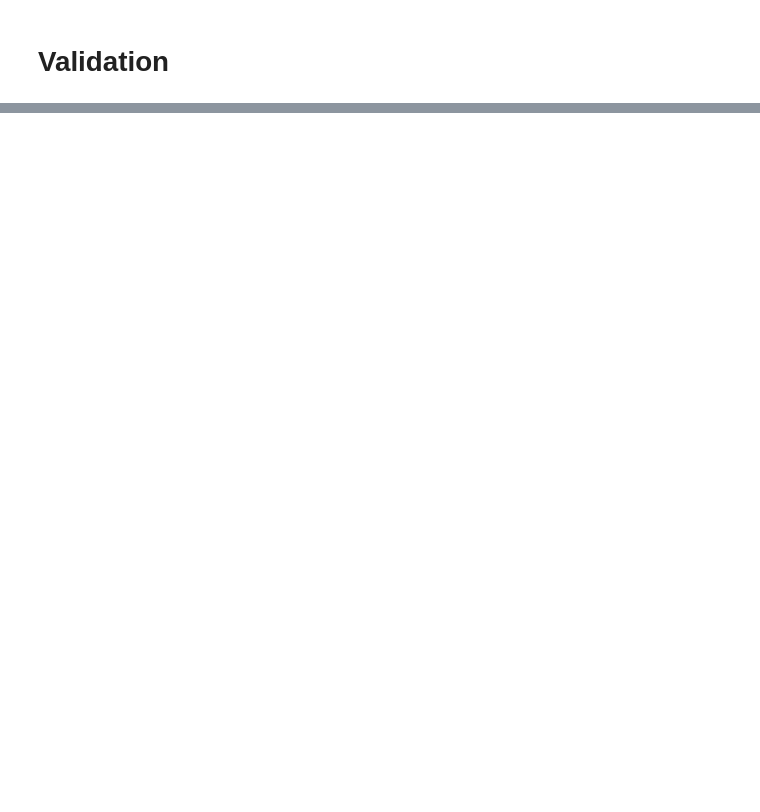
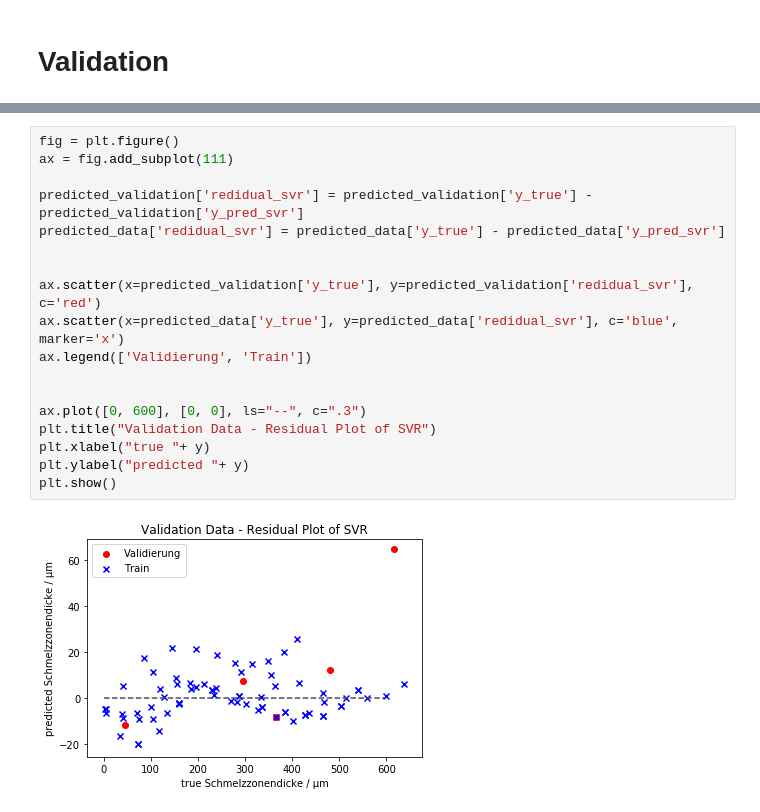
Before and after one commit to tobiasrummelsberger/melting-zone-thickness-prediction, a Jupyter notebook: notebook/SVM_training.ipynb, the cells around one changed output, grey strips where cells are left out. Saved outputs shown, nothing was run; the diff lists cells and outputs as text; blank space fills up the shorter version.

```diff
--- a/notebook/SVM_training.ipynb
+++ b/notebook/SVM_training.ipynb
@@ -327,0 +326,20 @@ plt.show()
+# %%
+fig = plt.figure()
+ax = fig.add_subplot(111)
+
+predicted_validation['redidual_svr'] = predicted_validation['y_true'] - predicted_validation['y_pred_svr']
+predicted_data['redidual_svr'] = predicted_data['y_true'] - predicted_data['y_pred_svr']
+
+
+ax.scatter(x=predicted_validation['y_true'], y=predicted_validation['redidual_svr'], c='red')
+ax.scatter(x=predicted_data['y_true'], y=predicted_data['redidual_svr'], c='blue', marker='x')
+ax.legend(['Validierung', 'Train'])
+
+
+ax.plot([0, 600], [0, 0], ls="--", c=".3")
+plt.title("Validation Data - Residual Plot of SVR")
+plt.xlabel("true "+ y)
+plt.ylabel("predicted "+ y)
+plt.show()
+# %% [output]
+[figure, added]
```
Also changed, not shown: parts of 15 cells of this notebook.
